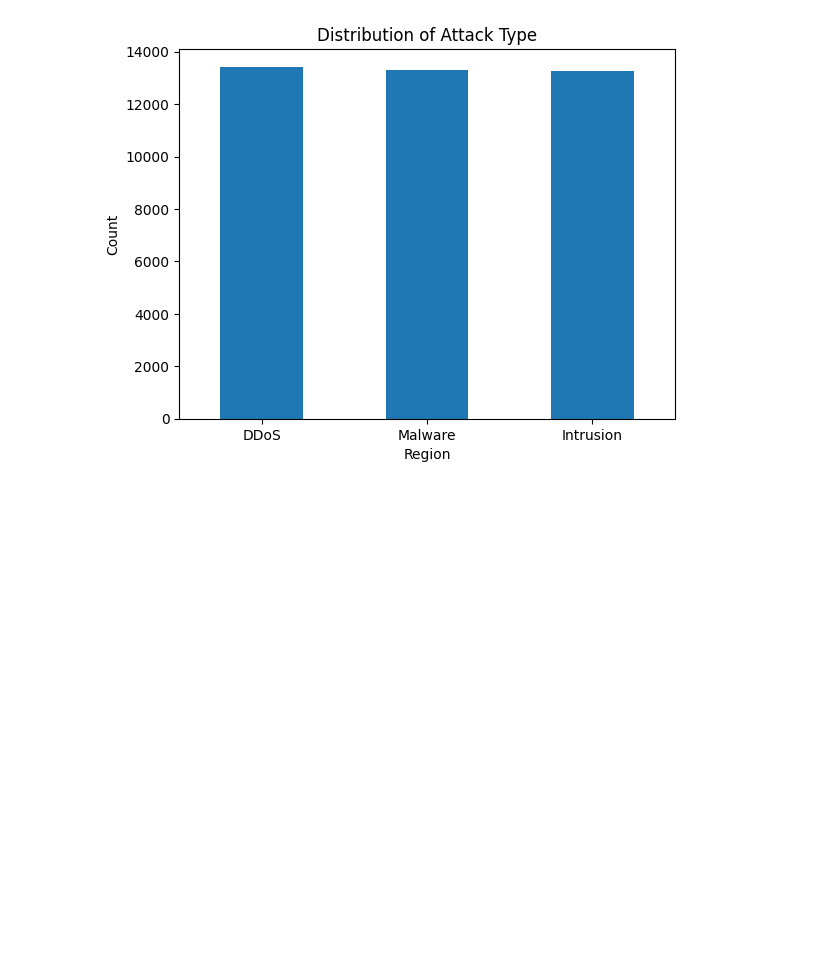
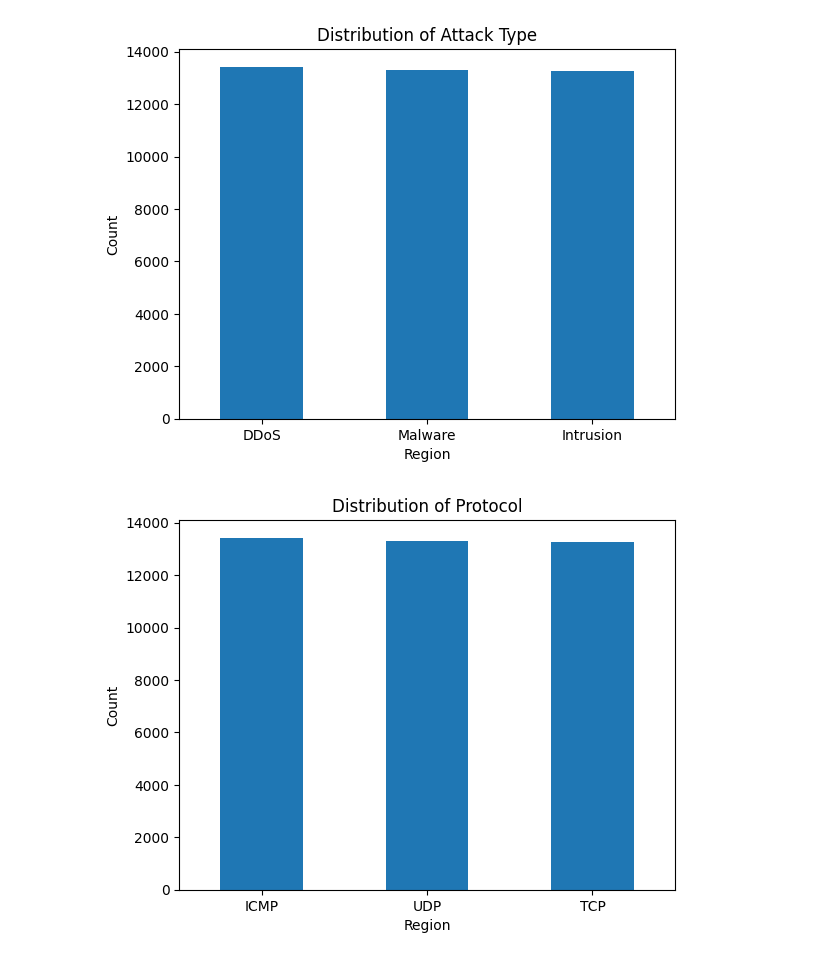
Before and after one commit to ChuckJovans/CyberSecurity-Attacks-EDA, a Jupyter notebook: cybersecurity.ipynb, the cells around one changed output. Drawn from its saved outputs; the diff is of its cells as text; code cells hidden in the pictures; blank space fills up the shorter version.

```diff
--- a/cybersecurity.ipynb
+++ b/cybersecurity.ipynb
@@ -178,3 +178,7 @@ datacleaner.distributions()
 datacleaner.col_cat_dist('Attack Type')
 # %% [output]
 [figure]
+# %%
+datacleaner.col_cat_dist('Protocol')
+# %% [output]
+[figure, added]
```
Also changed, not shown: parts of 1 cell of this notebook.
